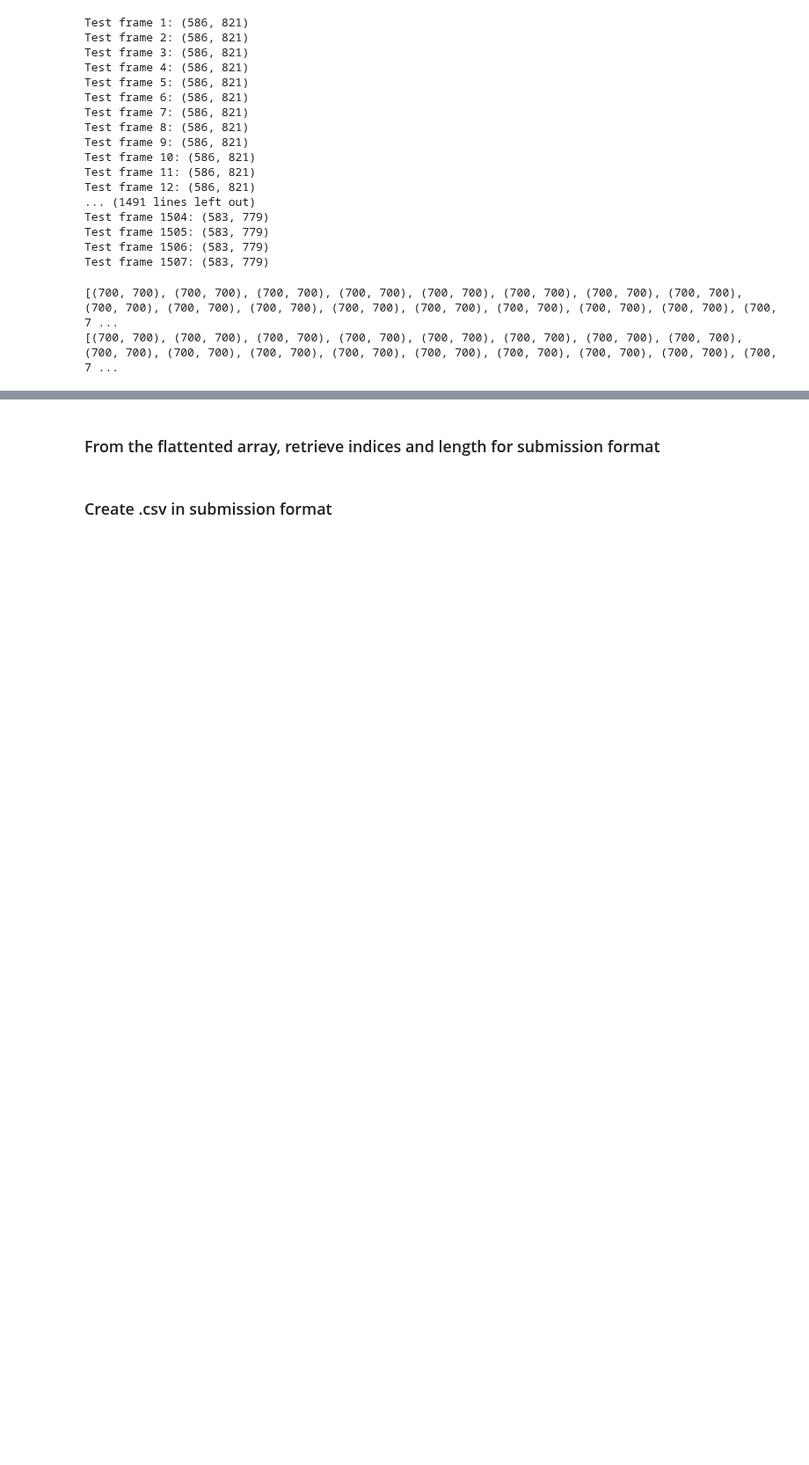
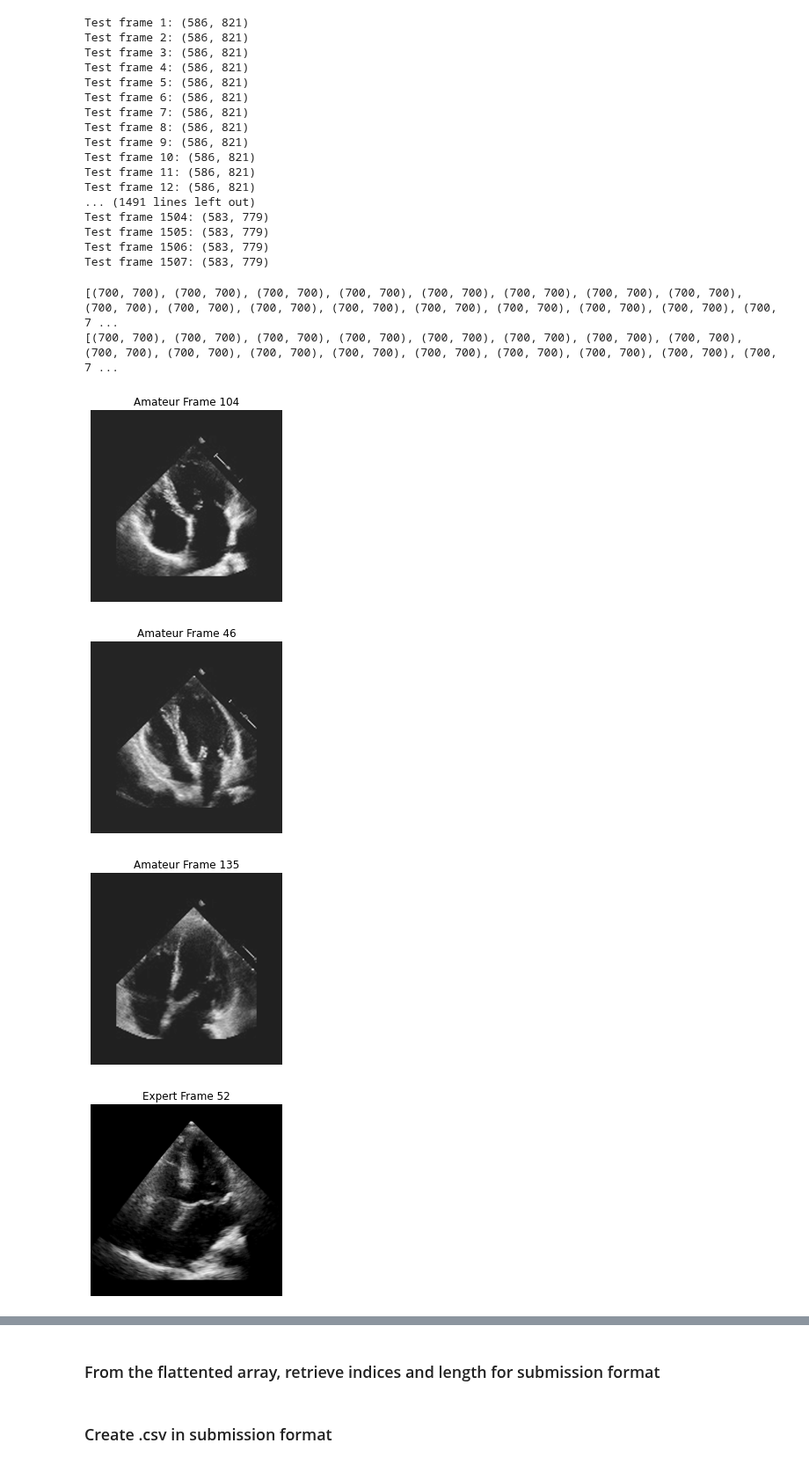
Before and after one commit to giantstinray/ETH_AML, a Jupyter notebook: Project_3_mitral_valve_segmentation/task3.ipynb, the cells around one changed output, grey strips where cells are left out. Shown at 88% size. Cells and saved outputs as stored; diff of their text form; code cells hidden in the pictures; blank space fills up the shorter version.

```diff
--- a/Project_3_mitral_valve_segmentation/task3.ipynb
+++ b/Project_3_mitral_valve_segmentation/task3.ipynb
@@ -244,3 +251,26 @@ print(shapes_expert)
 # %% [output]
 [(700, 700), (700, 700), (700, 700), (700, 700), (700, 700), (700, 700), (700, 700), (700, 700), (700, 700), (700, 700), (700, 700), (700, 700), (700, 700), (700, 700), (700, 700), (700, 700), (700, 7 ...
 [(700, 700), (700, 700), (700, 700), (700, 700), (700, 700), (700, 700), (700, 700), (700, 700), (700, 700), (700, 700), (700, 700), (700, 700), (700, 700), (700, 700), (700, 700), (700, 700), (700, 7 ...
+# %%
+import random
+import matplotlib.pyplot as plt
+
+# Function to plot a frame
+def plot_frame(frame, title):
+    plt.imshow(frame, cmap='gray')
+    plt.title(title)
+    plt.axis('off')
+    plt.show()
+
+# Plot 3 random frames from amateur dataset
+for i in random.sample(range(len(train_frames_amateur)), 3):
+    plot_frame(train_frames_amateur[i], f'Amateur Frame {i+1}')
+
+# Plot 3 random frames from expert dataset
+for i in random.sample(range(len(train_frames_expert)), 3):
+    plot_frame(train_frames_expert[i], f'Expert Frame {i+1}')
+# %% [output]
+[figure, added]
+[figure, added]
+[figure, added]
+[figure, added]
```
Also changed, not shown: parts of 3 cells of this notebook, 8 other files.
